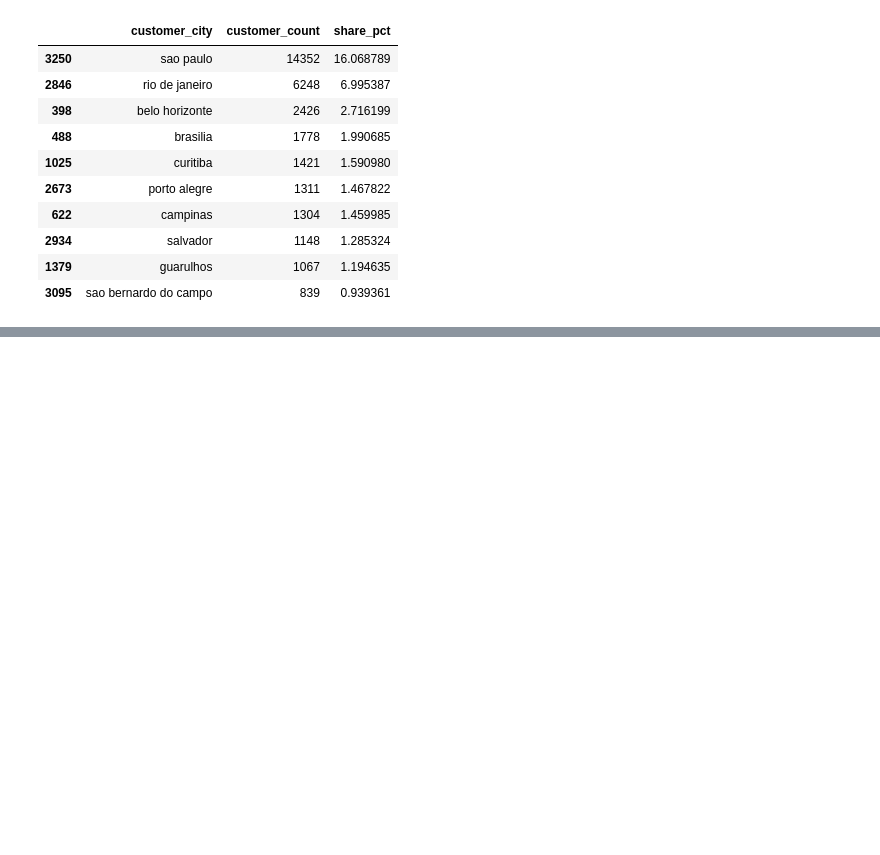
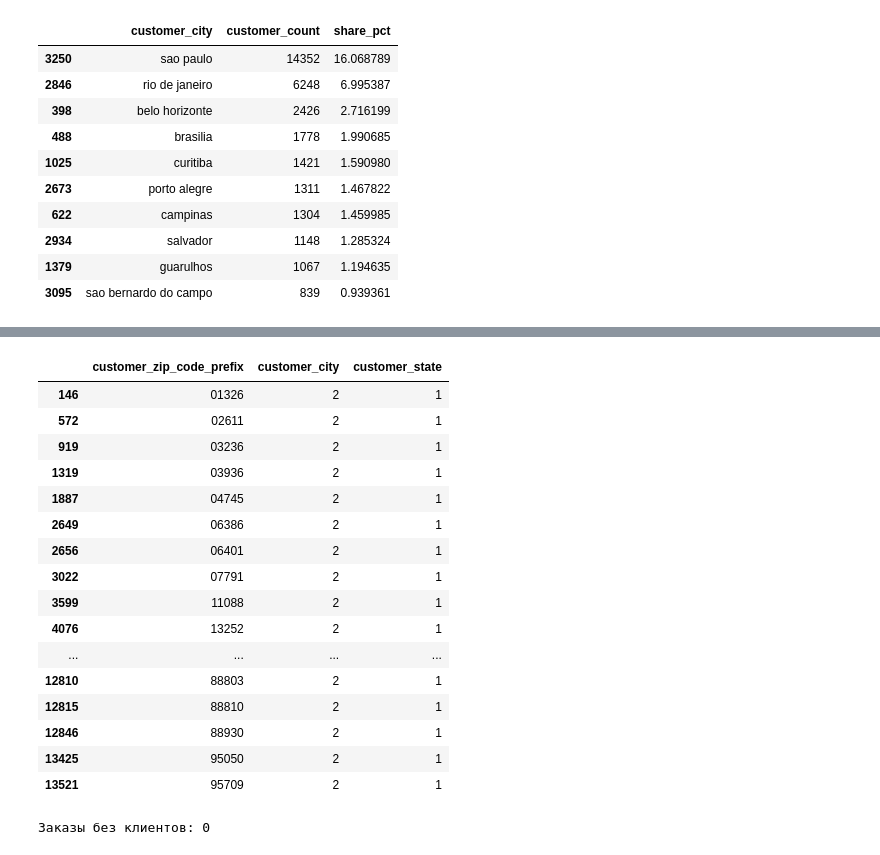
Before and after one commit to mkudim/Exploratory_data_analysis_EDA, a Jupyter notebook: Ecom_orders_supply/EDA/EDA_customers.ipynb, the cells around one changed output, grey strips where cells are left out. Saved outputs shown, nothing was run; the diff lists cells and outputs as text; code cells hidden in the pictures; blank space fills up the shorter version.

```diff
--- a/Ecom_orders_supply/EDA/EDA_customers.ipynb
+++ b/Ecom_orders_supply/EDA/EDA_customers.ipynb
@@ -276,3 +266,7 @@ city_counts.head(10)
 | 2934 | salvador | 1148 | 1.285324 |
 | 1379 | guarulhos | 1067 | 1.194635 |
 | 3095 | sao bernardo do campo | 839 | 0.939361 |
+# %%
+# проверим склько заказов у каждого клиента. Работать будет с df_o_clean, в котором удалены аномалии даты
+df_o_clean = pd.read_pickle('df_o_clean.pkl')
+df_o_clean.head()
@@ -278,0 +303,3 @@ city_counts.head(10)
+# %%
+df_orcu = df_o_clean.merge(df_c, on='customer_id', how='inner')
+df_orcu.head()
@@ -278,0 +376,34 @@ city_counts.head(10)
+# %%
+df_ind_state_city = (
+    df_orcu.groupby('customer_zip_code_prefix')
+    .agg({'customer_city': 'nunique', 'customer_state': 'nunique'})
+    .reset_index()
+    .query('customer_city > 1')
+)
+df_ind_state_city
+
+# проерка показывает, что аномальный данных по индексам (например, один индекс три штата) у нас нет
+# %% [output]
+|  | customer_zip_code_prefix | customer_city | customer_state |
+| 146 | 01326 | 2 | 1 |
+| 572 | 02611 | 2 | 1 |
+| 919 | 03236 | 2 | 1 |
+| 1319 | 03936 | 2 | 1 |
+| 1887 | 04745 | 2 | 1 |
+| 2649 | 06386 | 2 | 1 |
+| 2656 | 06401 | 2 | 1 |
+| 3022 | 07791 | 2 | 1 |
+| 3599 | 11088 | 2 | 1 |
+| 4076 | 13252 | 2 | 1 |
+| ... | ... | ... | ... |
+| 12810 | 88803 | 2 | 1 |
+| 12815 | 88810 | 2 | 1 |
+| 12846 | 88930 | 2 | 1 |
+| 13425 | 95050 | 2 | 1 |
+| 13521 | 95709 | 2 | 1 |
+# %%
+# проверим есть ли заказы без указания id клиента
+missing_orders = df_o_clean[~df_o_clean['customer_id'].isin(df_c['customer_id'])]
+print(f"Заказы без клиентов: {len(missing_orders)}")
+# %% [output]
+Заказы без клиентов: 0
```
Also changed, not shown: parts of 17 cells of this notebook, 1 other file.
